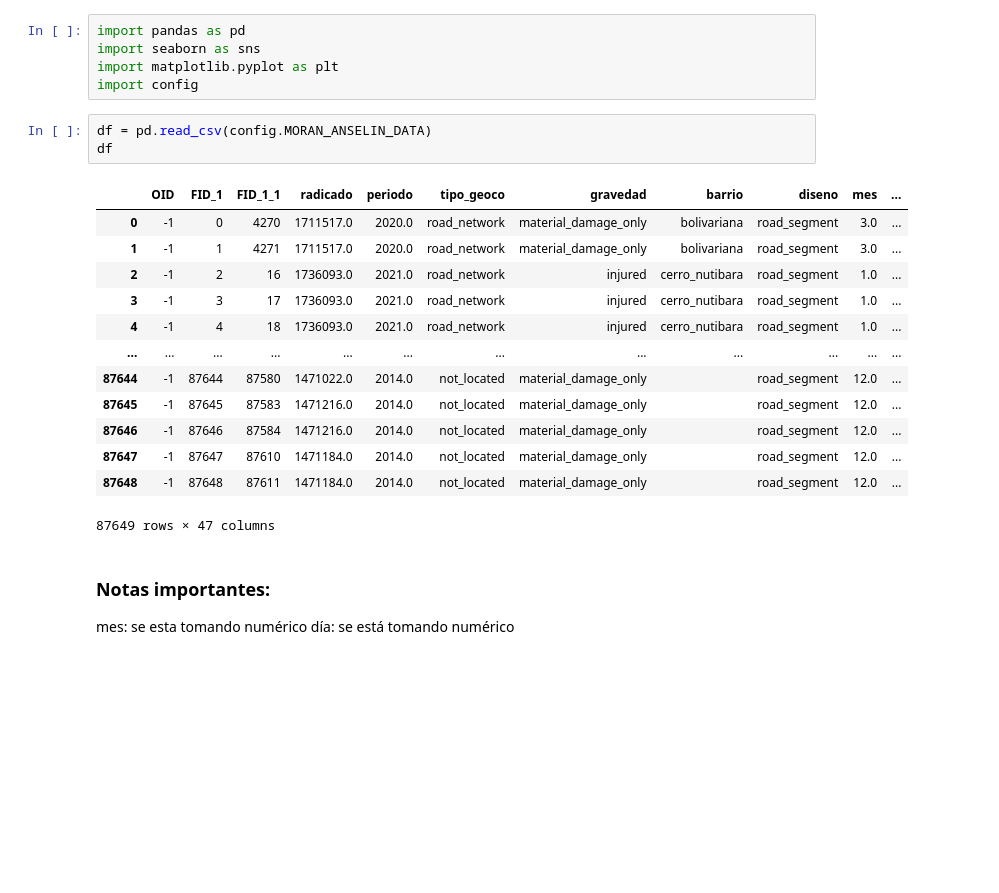
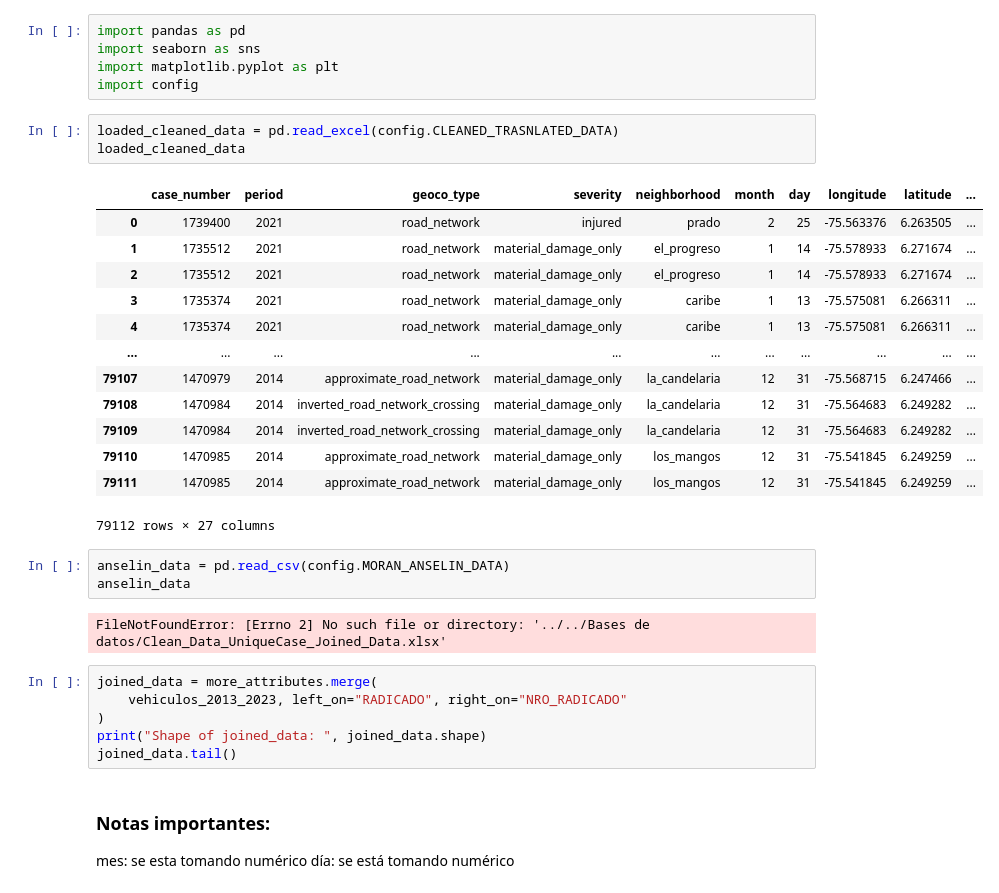
Before and after one commit to Anmjaramillo412/Buses_accidents_Medellin, a Jupyter notebook: notebooks/8-Moran_hot_spot.ipynb, the cells around one changed output. Drawn from its saved outputs; the diff is of its cells as text; blank space fills up the shorter version.

Commit message:
load anselin data

```diff
--- a/notebooks/8-Moran_hot_spot.ipynb
+++ b/notebooks/8-Moran_hot_spot.ipynb
@@ -13,23 +13,34 @@ import pandas as pd
 import seaborn as sns
 import matplotlib.pyplot as plt
 import config
+# %%
+loaded_cleaned_data = pd.read_excel(config.CLEANED_TRASNLATED_DATA)
+loaded_cleaned_data
+# %% [output]
+|  | case_number | period | geoco_type | severity | neighborhood | month | day | longitude | latitude | ... |
+| 0 | 1739400 | 2021 | road_network | injured | prado | 2 | 25 | -75.563376 | 6.263505 | ... |
+| 1 | 1735512 | 2021 | road_network | material_damage_only | el_progreso | 1 | 14 | -75.578933 | 6.271674 | ... |
+| 2 | 1735512 | 2021 | road_network | material_damage_only | el_progreso | 1 | 14 | -75.578933 | 6.271674 | ... |
+| 3 | 1735374 | 2021 | road_network | material_damage_only | caribe | 1 | 13 | -75.575081 | 6.266311 | ... |
+| 4 | 1735374 | 2021 | road_network | material_damage_only | caribe | 1 | 13 | -75.575081 | 6.266311 | ... |
+| ... | ... | ... | ... | ... | ... | ... | ... | ... | ... | ... |
+| 79107 | 1470979 | 2014 | approximate_road_network | material_damage_only | la_candelaria | 12 | 31 | -75.568715 | 6.247466 | ... |
+| 79108 | 1470984 | 2014 | inverted_road_network_crossing | material_damage_only | la_candelaria | 12 | 31 | -75.564683 | 6.249282 | ... |
+| 79109 | 1470984 | 2014 | inverted_road_network_crossing | material_damage_only | la_candelaria | 12 | 31 | -75.564683 | 6.249282 | ... |
+| 79110 | 1470985 | 2014 | approximate_road_network | material_damage_only | los_mangos | 12 | 31 | -75.541845 | 6.249259 | ... |
+| 79111 | 1470985 | 2014 | approximate_road_network | material_damage_only | los_mangos | 12 | 31 | -75.541845 | 6.249259 | ... |
+79112 rows × 27 columns
 # %%
-df = pd.read_csv(config.MORAN_ANSELIN_DATA)
-df
+anselin_data = pd.read_csv(config.MORAN_ANSELIN_DATA)
+anselin_data
 # %% [output]
-|  | OID | FID_1 | FID_1_1 | radicado | periodo | tipo_geoco | gravedad | barrio | diseno | mes | ... |
-| 0 | -1 | 0 | 4270 | 1711517.0 | 2020.0 | road_network | material_damage_only | bolivariana | road_segment | 3.0 | ... |
-| 1 | -1 | 1 | 4271 | 1711517.0 | 2020.0 | road_network | material_damage_only | bolivariana | road_segment | 3.0 | ... |
-| 2 | -1 | 2 | 16 | 1736093.0 | 2021.0 | road_network | injured | cerro_nutibara | road_segment | 1.0 | ... |
-| 3 | -1 | 3 | 17 | 1736093.0 | 2021.0 | road_network | injured | cerro_nutibara | road_segment | 1.0 | ... |
-| 4 | -1 | 4 | 18 | 1736093.0 | 2021.0 | road_network | injured | cerro_nutibara | road_segment | 1.0 | ... |
-| ... | ... | ... | ... | ... | ... | ... | ... | ... | ... | ... | ... |
-| 87644 | -1 | 87644 | 87580 | 1471022.0 | 2014.0 | not_located | material_damage_only |  | road_segment | 12.0 | ... |
-| 87645 | -1 | 87645 | 87583 | 1471216.0 | 2014.0 | not_located | material_damage_only |  | road_segment | 12.0 | ... |
-| 87646 | -1 | 87646 | 87584 | 1471216.0 | 2014.0 | not_located | material_damage_only |  | road_segment | 12.0 | ... |
-| 87647 | -1 | 87647 | 87610 | 1471184.0 | 2014.0 | not_located | material_damage_only |  | road_segment | 12.0 | ... |
-| 87648 | -1 | 87648 | 87611 | 1471184.0 | 2014.0 | not_located | material_damage_only |  | road_segment | 12.0 | ... |
-87649 rows × 47 columns
+FileNotFoundError: [Errno 2] No such file or directory: '../../Bases de datos/Clean_Data_UniqueCase_Joined_Data.xlsx'
+# %%
+joined_data = more_attributes.merge(
+    vehiculos_2013_2023, left_on="RADICADO", right_on="NRO_RADICADO"
+)
+print("Shape of joined_data: ", joined_data.shape)
+joined_data.tail()
 # %% [markdown]
 ### Notas importantes:
 mes: se esta tomando numérico
```
Also changed, not shown: 3 other files.
